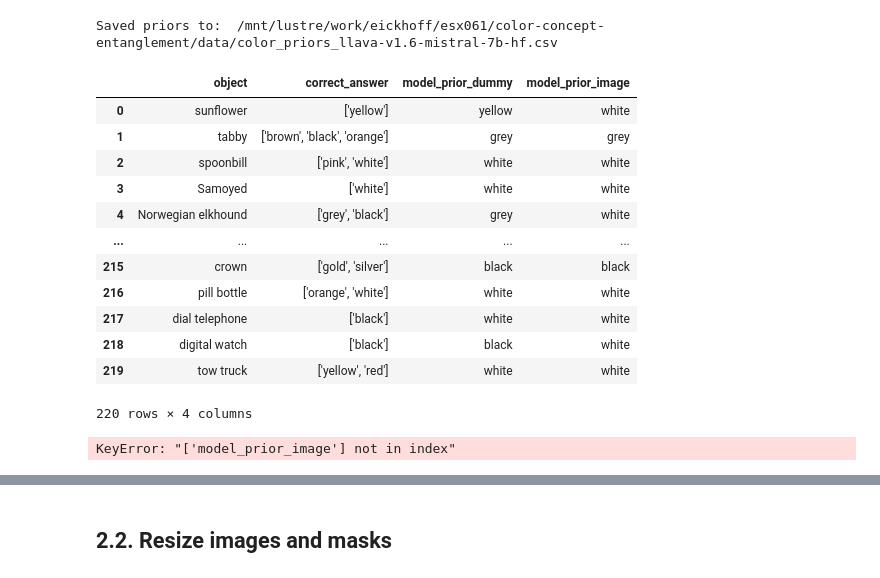
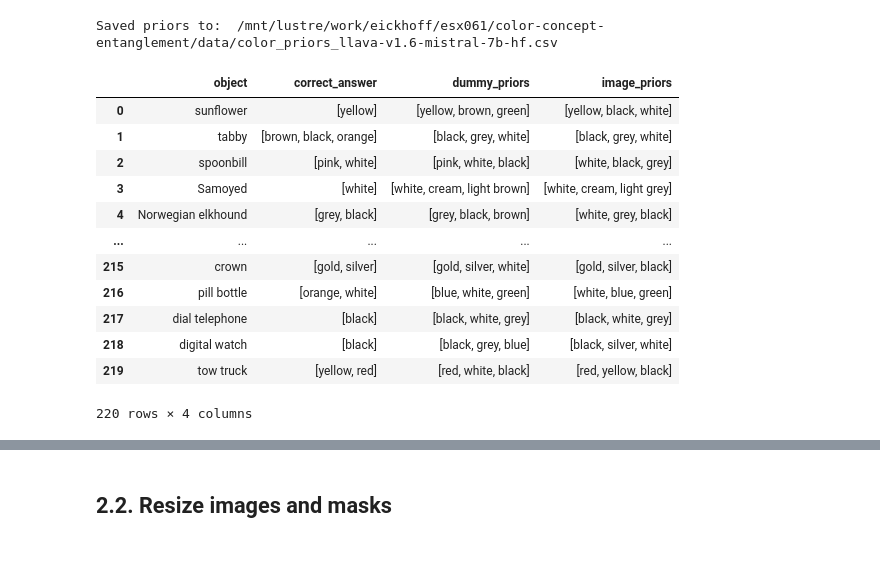
Before and after one commit to jonnemi/color-concept-entanglement, a Jupyter notebook: VLM_pipeline.ipynb, the cells around one changed output, grey strips where cells are left out. Cells and saved outputs as stored; diff of their text form; code cells hidden in the pictures.

```diff
--- a/VLM_pipeline.ipynb
+++ b/VLM_pipeline.ipynb
@@ -142,31 +142,19 @@ ground_truth_df = priors.get_model_color_priors(df)
 Saved priors to:  /mnt/lustre/work/eickhoff/esx061/color-concept-entanglement/data/color_priors_llava-v1.6-mistral-7b-hf.csv
 # %%
 # Checkpoint: display the generated priors
-ground_truth_df = priors.load_model_priors()
-display(ground_truth_df[['object', 'correct_answer', 'model_prior_dummy', 'model_prior_image']])
+priors_df = priors.load_model_priors()
+display(priors_df[['object', 'correct_answer', 'dummy_priors', 'image_priors']])
 # %% [output]
-|  | object | correct_answer | model_prior_dummy | model_prior_image |
-| 0 | sunflower | ['yellow'] | yellow | white |
-| 1 | tabby | ['brown', 'black', 'orange'] | grey | grey |
-| 2 | spoonbill | ['pink', 'white'] | white | white |
-| 3 | Samoyed | ['white'] | white | white |
-| 4 | Norwegian elkhound | ['grey', 'black'] | grey | white |
+|  | object | correct_answer | dummy_priors | image_priors |
+| 0 | sunflower | [yellow] | [yellow, brown, green] | [yellow, black, white] |
+| 1 | tabby | [brown, black, orange] | [black, grey, white] | [black, grey, white] |
+| 2 | spoonbill | [pink, white] | [pink, white, black] | [white, black, grey] |
+| 3 | Samoyed | [white] | [white, cream, light brown] | [white, cream, light grey] |
+| 4 | Norwegian elkhound | [grey, black] | [grey, black, brown] | [white, grey, black] |
 | ... | ... | ... | ... | ... |
-| 215 | crown | ['gold', 'silver'] | black | black |
-| 216 | pill bottle | ['orange', 'white'] | white | white |
-| 217 | dial telephone | ['black'] | white | white |
-| 218 | digital watch | ['black'] | black | white |
-| 219 | tow truck | ['yellow', 'red'] | white | white |
+| 215 | crown | [gold, silver] | [gold, silver, white] | [gold, silver, black] |
+| 216 | pill bottle | [orange, white] | [blue, white, green] | [white, blue, green] |
+| 217 | dial telephone | [black] | [black, white, grey] | [black, white, grey] |
+| 218 | digital watch | [black] | [black, grey, blue] | [black, silver, white] |
+| 219 | tow truck | [yellow, red] | [red, white, black] | [red, yellow, black] |
 220 rows × 4 columns
-# %%
-# Initalize ModelColorPriors
-old_priors = ModelColorPriors(
-    processor=processor,
-    model=model,
-    data_folder=DATA,
-    device=device
-)
-ground_truth_df_old = old_priors.get_model_color_priors(df, save=False)
-display(ground_truth_df_old[['object', 'correct_answer', 'model_prior_dummy', 'model_prior']])
-# %% [output]
-KeyError: "['model_prior_image'] not in index"
```
Also changed, not shown: parts of 8 cells of this notebook, 2 other files.
